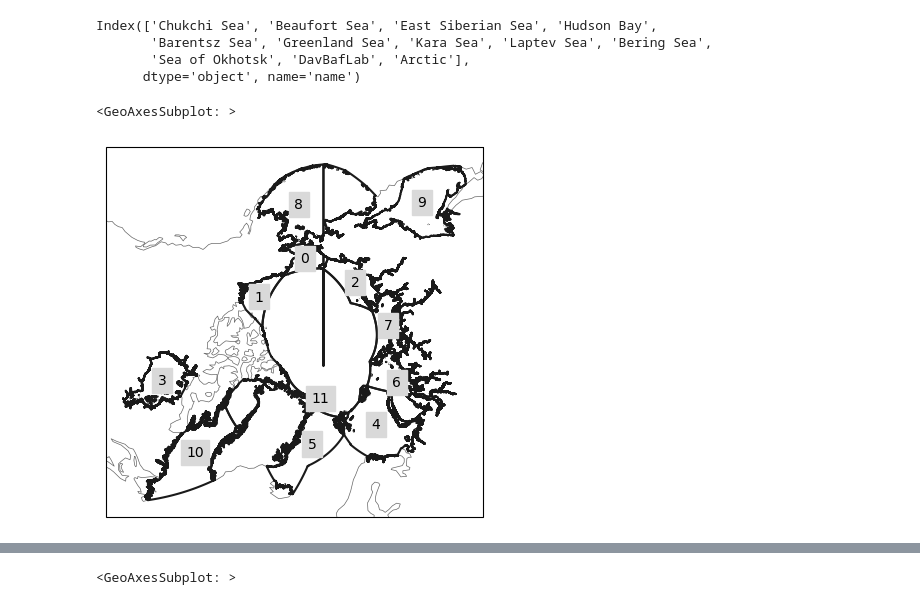
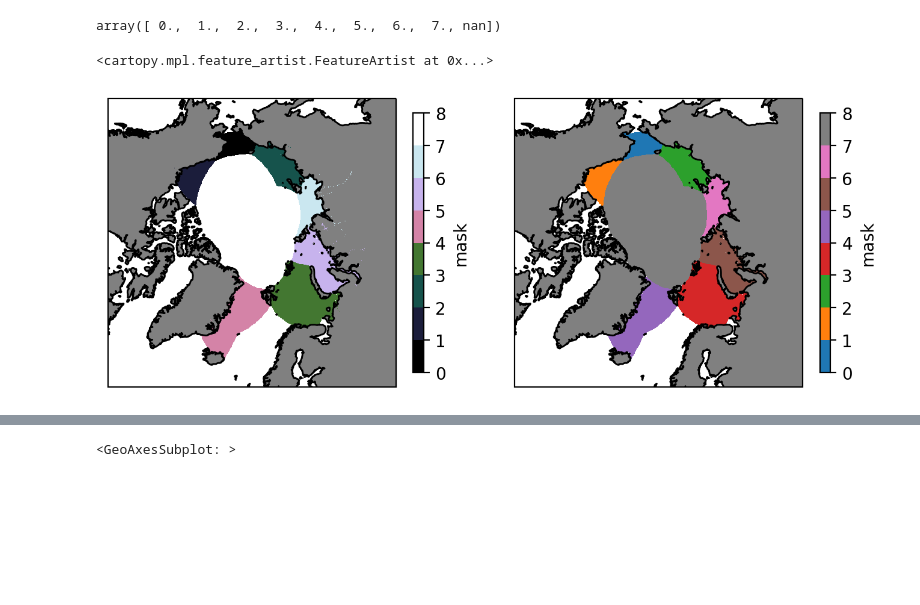
Before and after one commit to shanqi1998/ArcticZone, a Jupyter notebook: test.ipynb, the cells around one changed output, grey strips where cells are left out. Cells and saved outputs as stored; diff of their text form; code cells hidden in the pictures; blank space fills up the shorter version.

```diff
--- a/test.ipynb
+++ b/test.ipynb
@@ -49,3 +48,9 @@ Region_shapefile.set_index('name', drop=True,inplace=True)
+# %%
+drop_names = ['Hudson Strait','White Sea','The Northwestern Passages','Norwegian Sea',
+              'Davis Strait','Baffin Bay','Labrador Sea','Bering Sea','Sea of Okhotsk','Hudson Bay']
+
+Region_shapefile.drop(Region_shapefile[Region_shapefile.name.isin(drop_names)].index, inplace=True)
+Region_shapefile.set_index('name', drop=True,inplace=True)
 # %%
 def shapefile_concat(shapefile, concat_index, concat_name):
     '''
@@ -98,7 +79,0 @@ Region_shapefile = shapefile_concat(Region_shapefile, concat_index=concat_index,
-# %%
-Region_shapefile.index
-# %% [output]
-Index(['Chukchi Sea', 'Beaufort Sea', 'East Siberian Sea', 'Hudson Bay',
-       'Barentsz Sea', 'Greenland Sea', 'Kara Sea', 'Laptev Sea', 'Bering Sea',
-       'Sea of Okhotsk', 'DavBafLab', 'Arctic'],
-      dtype='object', name='name')
@@ -105,10 +88,32 @@ Index(['Chukchi Sea', 'Beaufort Sea', 'East Siberian Sea', 'Hudson Bay',
+# %%
+region_mask = regionmask.from_geopandas(Region_shapefile.reset_index(drop=False)).mask(lon,lat)
+land = regionmask.defined_regions.natural_earth_v5_0_0.land_110
+land_mask = land.mask(lon,lat)
+
+mask = region_mask.where(land_mask.isnull())
+# %%
+np.unique(region_mask)
+# %% [output]
+array([ 0.,  1.,  2.,  3.,  4.,  5.,  6.,  7., nan])
 # %%
-Region_shapefile.reset_index()
+proj = ccrs.LambertAzimuthalEqualArea(central_latitude=90)
+fig,ax = plt.subplots(1,2,subplot_kw=dict(projection=proj),dpi=200,figsize=(8,4))
 
-proj = ccrs.LambertAzimuthalEqualArea(central_latitude=90)
+cbar_kwargs = dict(fraction=0.1,aspect=25,shrink=0.7)
+plot = region_mask.plot.pcolormesh(ax=ax[0], cmap=plt.cm.get_cmap('cubehelix', 9),
+                                 levels=np.arange(0,9),cbar_kwargs=cbar_kwargs)
+ax[0].set_extent([-180,180,60,90],crs=ccrs.PlateCarree())
+ax[0].coastlines()
+ax[0].add_feature(cfeature.LAND, color='gray')
+cbar = plot.colorbar
+# cbar.set_ticks([3.5,5.],labels=['a','b'])
+# cbar.ax.minorticks_off()
 
-ax = plt.axes(projection=proj)
-regionmask.from_geopandas(Region_shapefile.reset_index(drop=False)).plot()
+mask.plot(ax=ax[1], colors=sns.color_palette(),
+                    levels=np.arange(0,9),cbar_kwargs=cbar_kwargs)
+ax[1].set_extent([-180,180,60,90],crs=ccrs.PlateCarree())
+ax[1].coastlines()
+ax[1].add_feature(cfeature.LAND, color='gray')
 # %% [output]
-<GeoAxesSubplot: >
+<cartopy.mpl.feature_artist.FeatureArtist at 0x...>
-[figure, old version]
+[figure, new version]
```
Also changed, not shown: parts of 18 cells of this notebook.
